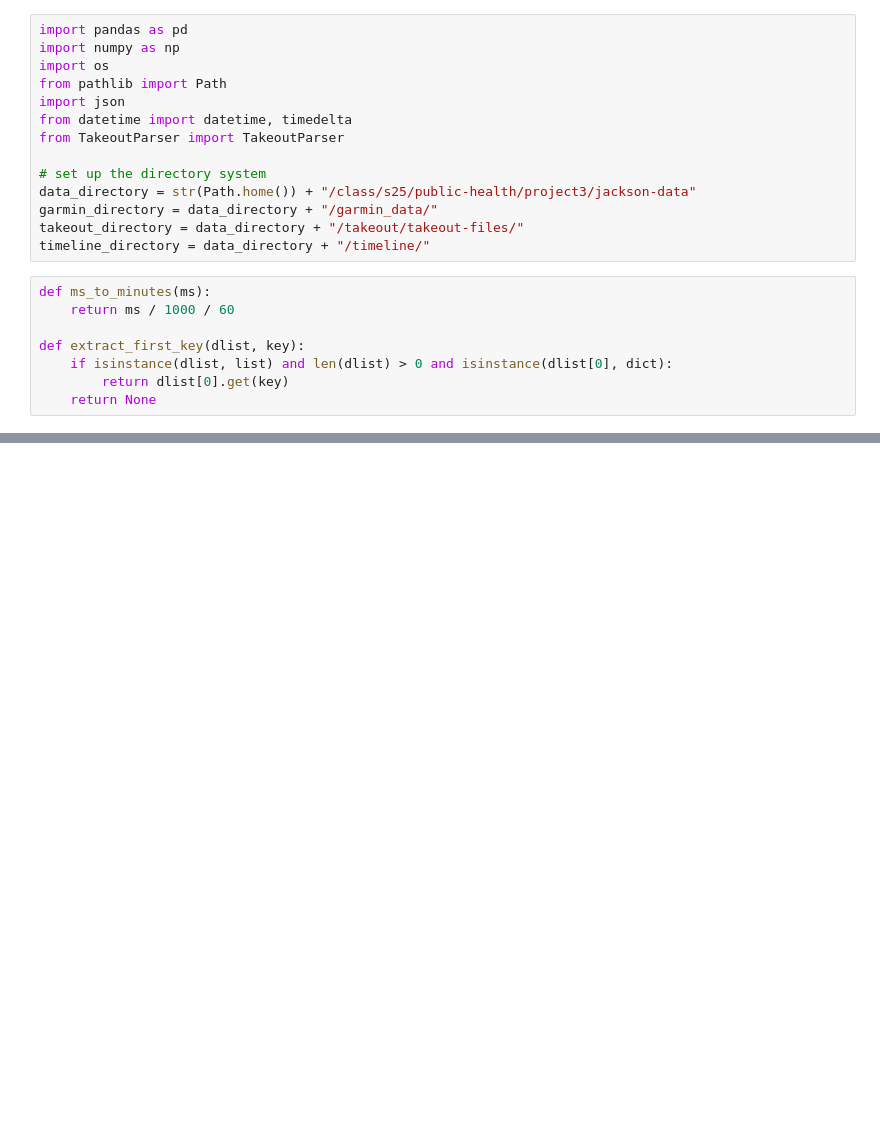
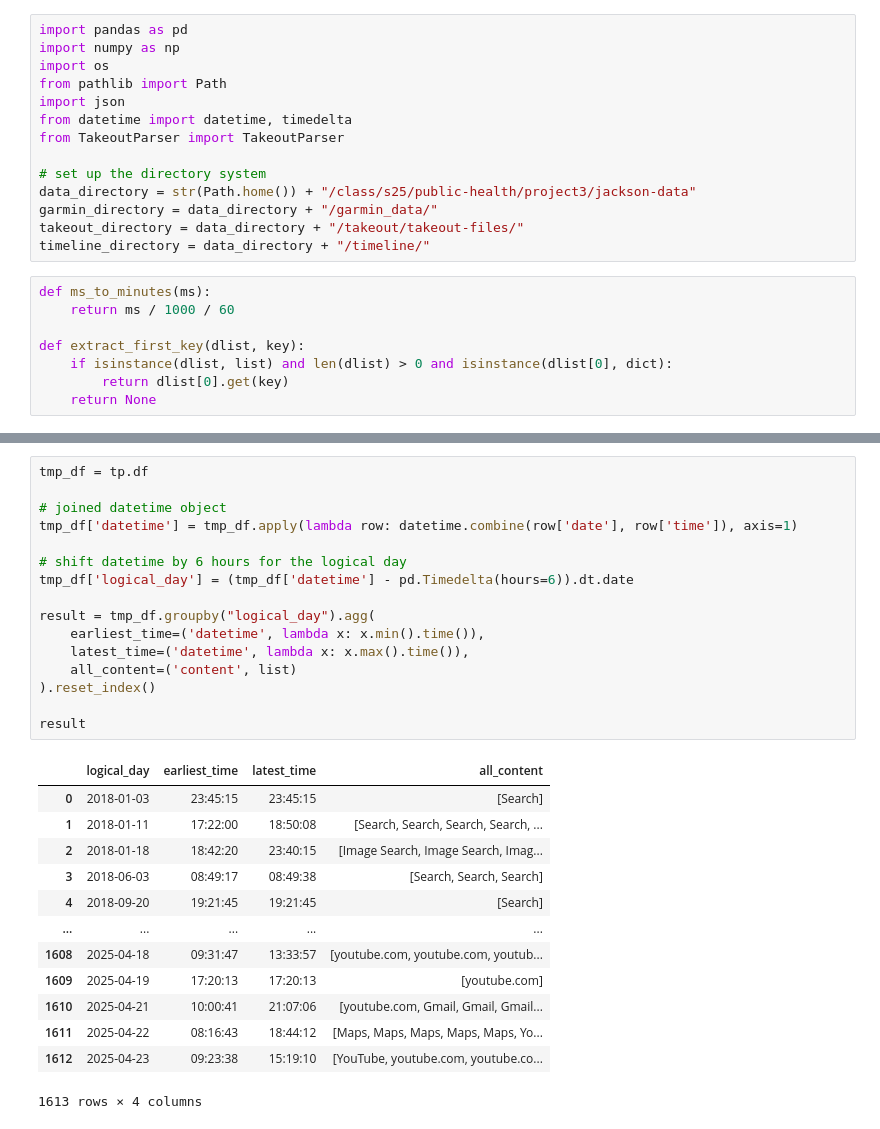
Before and after one commit to wspencerhurst/Analyzing-Online-Behavior-Project, a Jupyter notebook: jackson-data-dev/data.ipynb, the cells around one changed output, grey strips where cells are left out. Drawn from its saved outputs; the diff is of its cells as text; blank space fills up the shorter version.

```diff
--- a/jackson-data-dev/data.ipynb
+++ b/jackson-data-dev/data.ipynb
@@ -108 +157,31 @@ tp.scrape_all_takeout_files()
+# %%
+tmp_df = tp.df
+
+# joined datetime object
+tmp_df['datetime'] = tmp_df.apply(lambda row: datetime.combine(row['date'], row['time']), axis=1)
+
+# shift datetime by 6 hours for the logical day
+tmp_df['logical_day'] = (tmp_df['datetime'] - pd.Timedelta(hours=6)).dt.date
+
+result = tmp_df.groupby("logical_day").agg(
+    earliest_time=('datetime', lambda x: x.min().time()),
+    latest_time=('datetime', lambda x: x.max().time()),
+    all_content=('content', list)
+).reset_index()
+
+result
+# %% [output]
+|  | logical_day | earliest_time | latest_time | all_content |
+| 0 | 2018-01-03 | 23:45:15 | 23:45:15 | [Search] |
+| 1 | 2018-01-11 | 17:22:00 | 18:50:08 | [Search, Search, Search, Search, ... |
+| 2 | 2018-01-18 | 18:42:20 | 23:40:15 | [Image Search, Image Search, Imag... |
+| 3 | 2018-06-03 | 08:49:17 | 08:49:38 | [Search, Search, Search] |
+| 4 | 2018-09-20 | 19:21:45 | 19:21:45 | [Search] |
+| ... | ... | ... | ... | ... |
+| 1608 | 2025-04-18 | 09:31:47 | 13:33:57 | [youtube.com, youtube.com, youtub... |
+| 1609 | 2025-04-19 | 17:20:13 | 17:20:13 | [youtube.com] |
+| 1610 | 2025-04-21 | 10:00:41 | 21:07:06 | [youtube.com, Gmail, Gmail, Gmail... |
+| 1611 | 2025-04-22 | 08:16:43 | 18:44:12 | [Maps, Maps, Maps, Maps, Maps, Yo... |
+| 1612 | 2025-04-23 | 09:23:38 | 15:19:10 | [YouTube, youtube.com, youtube.co... |
+1613 rows × 4 columns
 # %%
```
Also changed, not shown: parts of 7 cells of this notebook, 1 other file.
